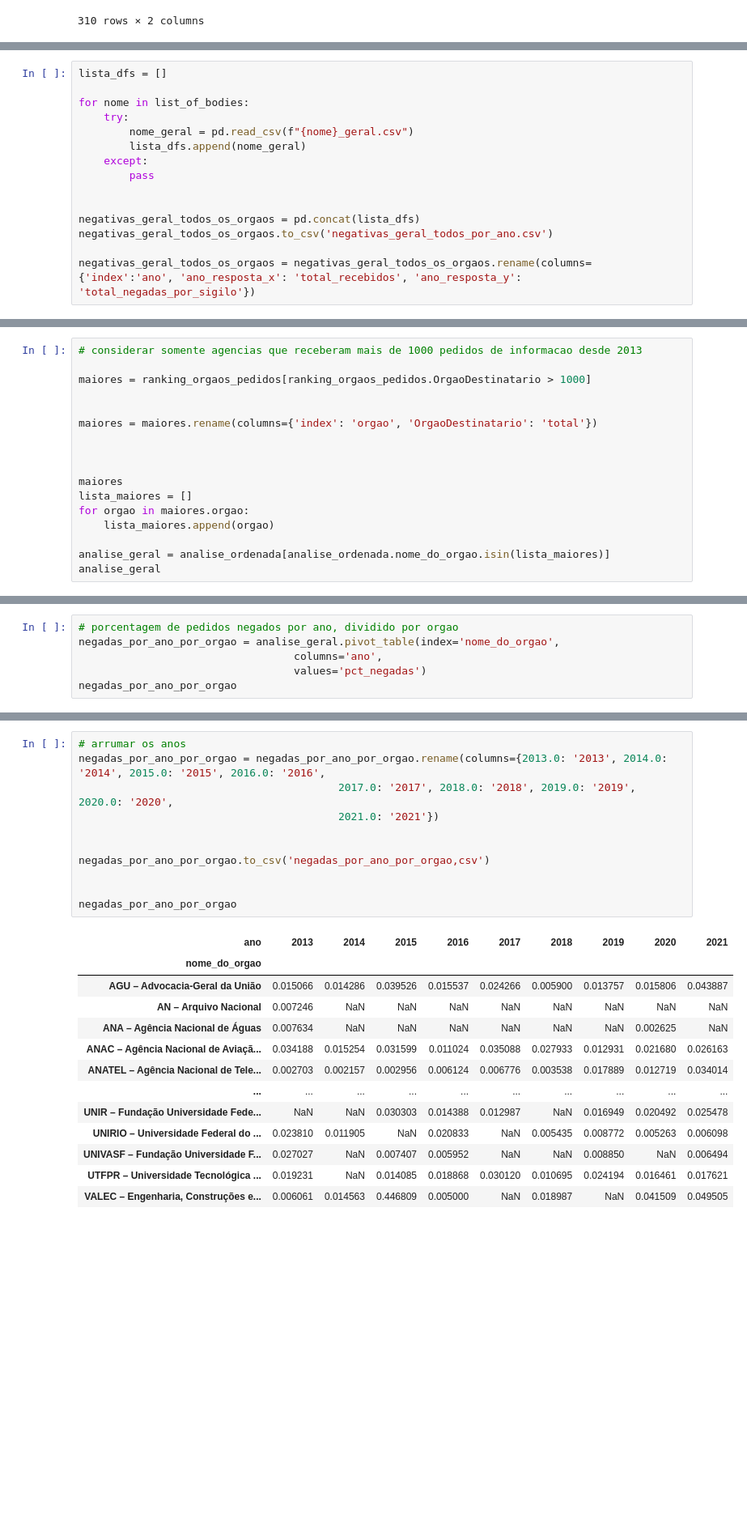
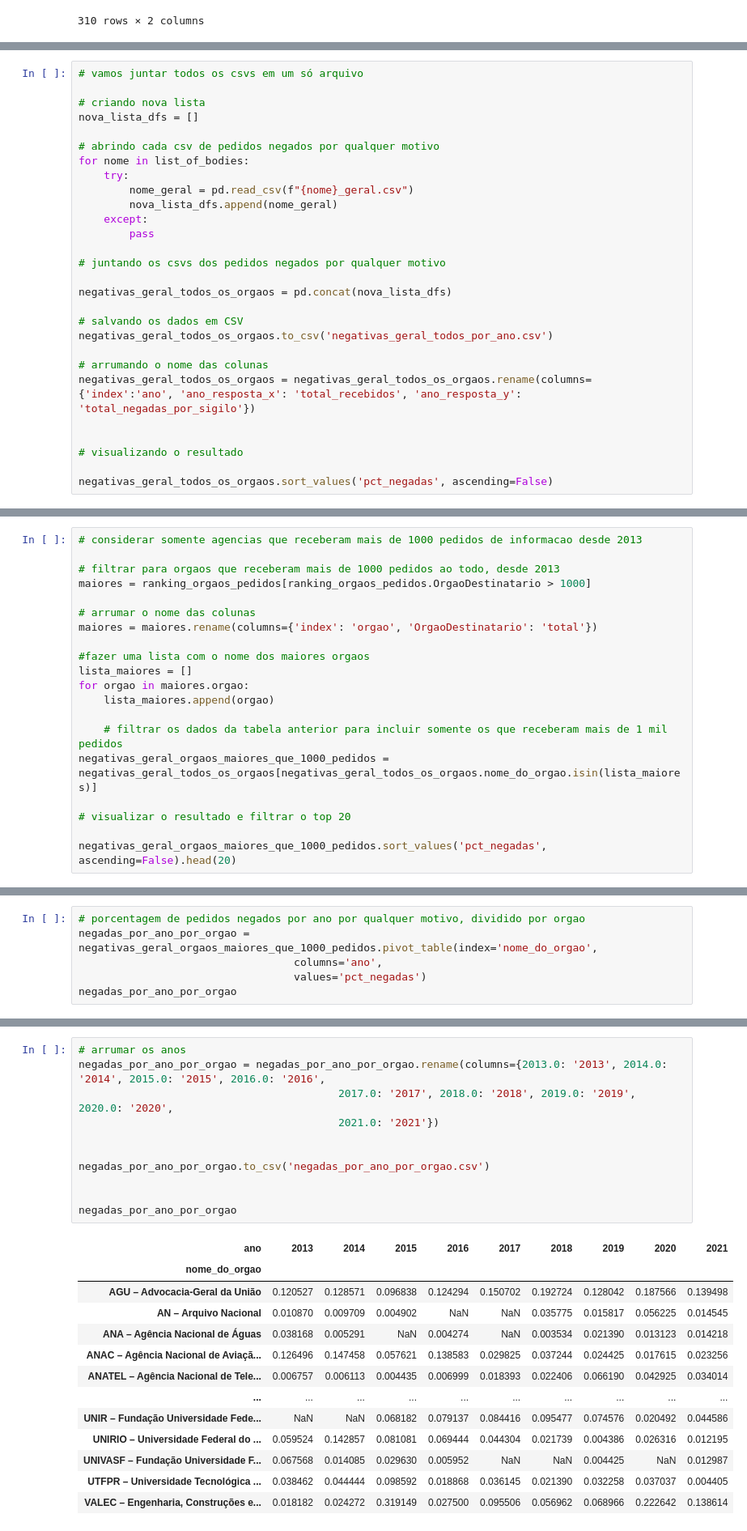
Before and after one commit to luizftoledo/analise_negativas, a Jupyter notebook: analise_negativas_lai_fiquem_sabendo_19_abril_2022.ipynb, the cells around one changed output, grey strips where cells are left out. Shown at 81% size. Drawn from its saved outputs; the diff is of its cells as text; blank space fills up the shorter version.

```diff
--- a/analise_negativas_lai_fiquem_sabendo_19_abril_2022.ipynb
+++ b/analise_negativas_lai_fiquem_sabendo_19_abril_2022.ipynb
@@ -979,15 +1068,28 @@ negativas_geral
 # %%
-lista_dfs = []
+# vamos juntar todos os csvs em um só arquivo
 
+# criando nova lista
+nova_lista_dfs = []
+
+# abrindo cada csv de pedidos negados por qualquer motivo
 for nome in list_of_bodies:
     try:
         nome_geral = pd.read_csv(f"{nome}_geral.csv")
-        lista_dfs.append(nome_geral)
+        nova_lista_dfs.append(nome_geral)
     except:
         pass
 
+# juntando os csvs dos pedidos negados por qualquer motivo
 
-negativas_geral_todos_os_orgaos = pd.concat(lista_dfs)
+negativas_geral_todos_os_orgaos = pd.concat(nova_lista_dfs)
+
+# salvando os dados em CSV
 negativas_geral_todos_os_orgaos.to_csv('negativas_geral_todos_por_ano.csv')
 
+# arrumando o nome das colunas
 negativas_geral_todos_os_orgaos = negativas_geral_todos_os_orgaos.rename(columns={'index':'ano', 'ano_resposta_x': 'total_recebidos', 'ano_resposta_y': 'total_negadas_por_sigilo'})
+
+
+# visualizando o resultado
+
+negativas_geral_todos_os_orgaos.sort_values('pct_negadas', ascending=False)
@@ -994,18 +1110,21 @@ negativas_geral_todos_os_orgaos = negativas_geral_todos_os_orgaos.rename(columns
 # %%
 # considerar somente agencias que receberam mais de 1000 pedidos de informacao desde 2013
 
+# filtrar para orgaos que receberam mais de 1000 pedidos ao todo, desde 2013
 maiores = ranking_orgaos_pedidos[ranking_orgaos_pedidos.OrgaoDestinatario > 1000]
 
-
+# arrumar o nome das colunas
 maiores = maiores.rename(columns={'index': 'orgao', 'OrgaoDestinatario': 'total'})
 
-
-
-maiores
+#fazer uma lista com o nome dos maiores orgaos
 lista_maiores = []
 for orgao in maiores.orgao:
     lista_maiores.append(orgao)
 
-analise_geral = analise_ordenada[analise_ordenada.nome_do_orgao.isin(lista_maiores)]
-analise_geral
+    # filtrar os dados da tabela anterior para incluir somente os que receberam mais de 1 mil pedidos
+negativas_geral_orgaos_maiores_que_1000_pedidos = negativas_geral_todos_os_orgaos[negativas_geral_todos_os_orgaos.nome_do_orgao.isin(lista_maiores)]
+
+# visualizar o resultado e filtrar o top 20
+
+negativas_geral_orgaos_maiores_que_1000_pedidos.sort_values('pct_negadas', ascending=False).head(20)
 # %% [output]
@@ -1025,6 +1150,6 @@ analise_geral
 # %%
-# porcentagem de pedidos negados por ano, dividido por orgao
-negadas_por_ano_por_orgao = analise_geral.pivot_table(index='nome_do_orgao',
+# porcentagem de pedidos negados por ano por qualquer motivo, dividido por orgao
+negadas_por_ano_por_orgao = negativas_geral_orgaos_maiores_que_1000_pedidos.pivot_table(index='nome_do_orgao',
                                   columns='ano',
                                   values='pct_negadas')
 negadas_por_ano_por_orgao
@@ -1046,26 +1171,26 @@ negadas_por_ano_por_orgao
 # %%
 # arrumar os anos
 negadas_por_ano_por_orgao = negadas_por_ano_por_orgao.rename(columns={2013.0: '2013', 2014.0: '2014', 2015.0: '2015', 2016.0: '2016',
                                          2017.0: '2017', 2018.0: '2018', 2019.0: '2019',  2020.0: '2020',
                                          2021.0: '2021'})
 
 
-negadas_por_ano_por_orgao.to_csv('negadas_por_ano_por_orgao,csv')
+negadas_por_ano_por_orgao.to_csv('negadas_por_ano_por_orgao.csv')
 
 
 negadas_por_ano_por_orgao
 # %% [output]
 | ano | 2013 | 2014 | 2015 | 2016 | 2017 | 2018 | 2019 | 2020 | 2021 |
 | nome_do_orgao |  |  |  |  |  |  |  |  |  |
-| AGU – Advocacia-Geral da União | 0.015066 | 0.014286 | 0.039526 | 0.015537 | 0.024266 | 0.005900 | 0.013757 | 0.015806 | 0.043887 |
-| AN – Arquivo Nacional | 0.007246 | NaN | NaN | NaN | NaN | NaN | NaN | NaN | NaN |
-| ANA – Agência Nacional de Águas | 0.007634 | NaN | NaN | NaN | NaN | NaN | NaN | 0.002625 | NaN |
-| ANAC – Agência Nacional de Aviaçã... | 0.034188 | 0.015254 | 0.031599 | 0.011024 | 0.035088 | 0.027933 | 0.012931 | 0.021680 | 0.026163 |
-| ANATEL – Agência Nacional de Tele... | 0.002703 | 0.002157 | 0.002956 | 0.006124 | 0.006776 | 0.003538 | 0.017889 | 0.012719 | 0.034014 |
+| AGU – Advocacia-Geral da União | 0.120527 | 0.128571 | 0.096838 | 0.124294 | 0.150702 | 0.192724 | 0.128042 | 0.187566 | 0.139498 |
+| AN – Arquivo Nacional | 0.010870 | 0.009709 | 0.004902 | NaN | NaN | 0.035775 | 0.015817 | 0.056225 | 0.014545 |
+| ANA – Agência Nacional de Águas | 0.038168 | 0.005291 | NaN | 0.004274 | NaN | 0.003534 | 0.021390 | 0.013123 | 0.014218 |
+| ANAC – Agência Nacional de Aviaçã... | 0.126496 | 0.147458 | 0.057621 | 0.138583 | 0.029825 | 0.037244 | 0.024425 | 0.017615 | 0.023256 |
+| ANATEL – Agência Nacional de Tele... | 0.006757 | 0.006113 | 0.004435 | 0.006999 | 0.018393 | 0.022406 | 0.066190 | 0.042925 | 0.034014 |
 | ... | ... | ... | ... | ... | ... | ... | ... | ... | ... |
-| UNIR – Fundação Universidade Fede... | NaN | NaN | 0.030303 | 0.014388 | 0.012987 | NaN | 0.016949 | 0.020492 | 0.025478 |
-| UNIRIO – Universidade Federal do ... | 0.023810 | 0.011905 | NaN | 0.020833 | NaN | 0.005435 | 0.008772 | 0.005263 | 0.006098 |
-| UNIVASF – Fundação Universidade F... | 0.027027 | NaN | 0.007407 | 0.005952 | NaN | NaN | 0.008850 | NaN | 0.006494 |
-| UTFPR – Universidade Tecnológica ... | 0.019231 | NaN | 0.014085 | 0.018868 | 0.030120 | 0.010695 | 0.024194 | 0.016461 | 0.017621 |
-| VALEC – Engenharia, Construções e... | 0.006061 | 0.014563 | 0.446809 | 0.005000 | NaN | 0.018987 | NaN | 0.041509 | 0.049505 |
+| UNIR – Fundação Universidade Fede... | NaN | NaN | 0.068182 | 0.079137 | 0.084416 | 0.095477 | 0.074576 | 0.020492 | 0.044586 |
+| UNIRIO – Universidade Federal do ... | 0.059524 | 0.142857 | 0.081081 | 0.069444 | 0.044304 | 0.021739 | 0.004386 | 0.026316 | 0.012195 |
+| UNIVASF – Fundação Universidade F... | 0.067568 | 0.014085 | 0.029630 | 0.005952 | NaN | NaN | 0.004425 | NaN | 0.012987 |
+| UTFPR – Universidade Tecnológica ... | 0.038462 | 0.044444 | 0.098592 | 0.018868 | 0.036145 | 0.021390 | 0.032258 | 0.037037 | 0.004405 |
+| VALEC – Engenharia, Construções e... | 0.018182 | 0.024272 | 0.319149 | 0.027500 | 0.095506 | 0.056962 | 0.068966 | 0.222642 | 0.138614 |
 161 rows × 9 columns
```
Also changed, not shown: parts of 60 cells of this notebook, 12 other files.
